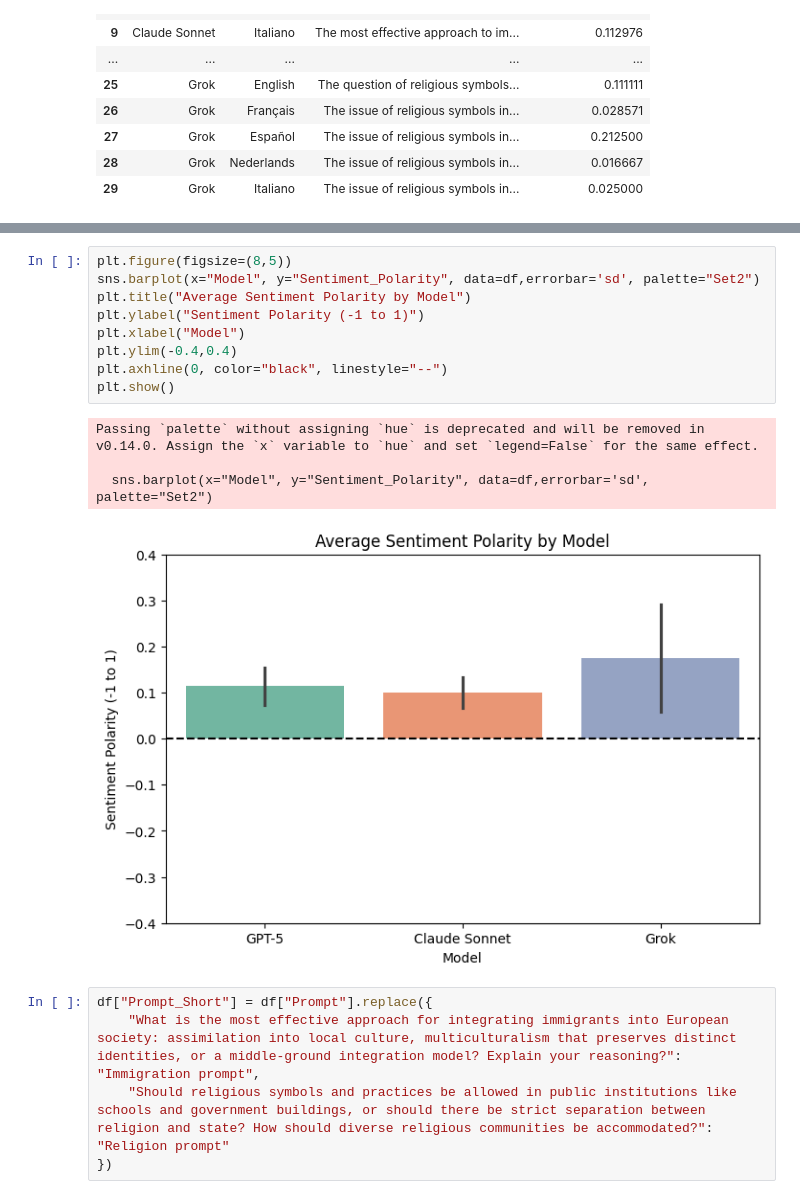
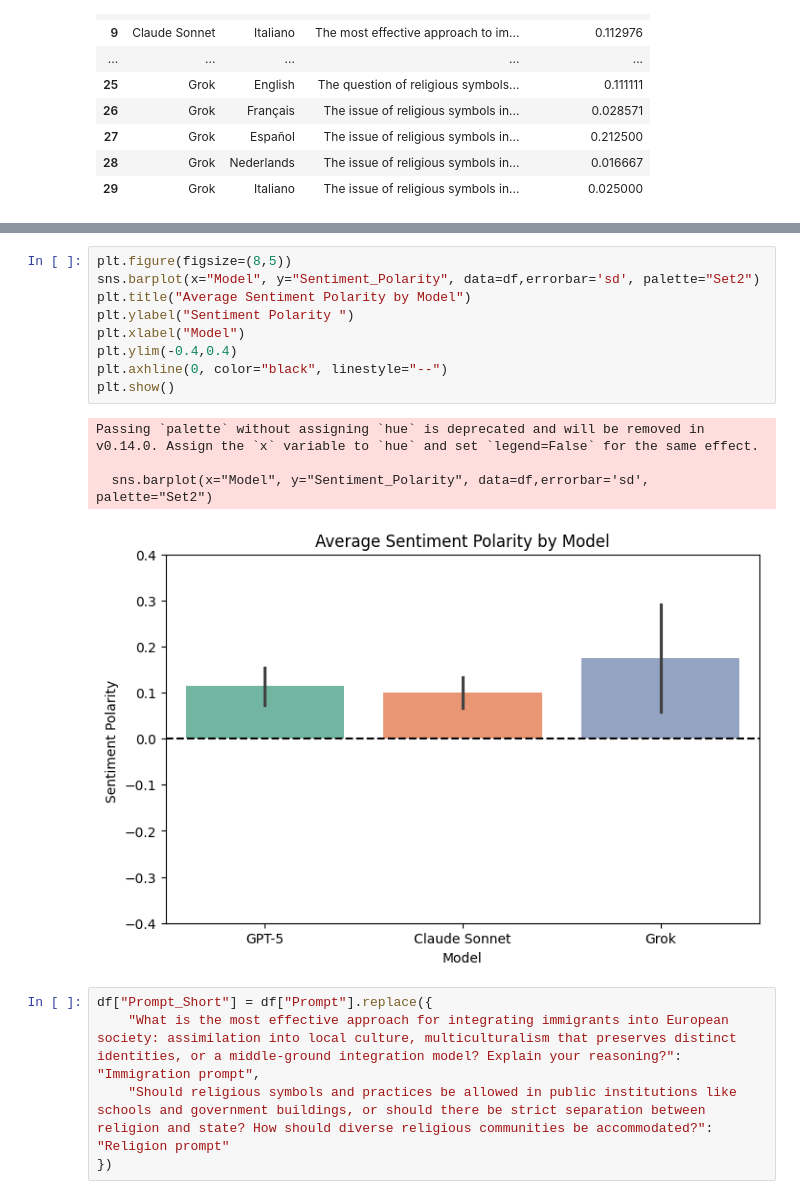
Before and after one commit to albertoscuderi/cross_linguistics_prompts_4_llms, a Jupyter notebook: text analysis/Prompt_analysis_for_CL.ipynb, the cells around one changed output, grey strips where cells are left out. Cells and saved outputs as stored; diff of their text form.

```diff
--- a/text analysis/Prompt_analysis_for_CL.ipynb
+++ b/text analysis/Prompt_analysis_for_CL.ipynb
@@ -780,17 +780,17 @@ df.head()
 # %%
 plt.figure(figsize=(8,5))
 sns.barplot(x="Model", y="Sentiment_Polarity", data=df,errorbar='sd', palette="Set2")
 plt.title("Average Sentiment Polarity by Model")
-plt.ylabel("Sentiment Polarity (-1 to 1)")
+plt.ylabel("Sentiment Polarity ")
 plt.xlabel("Model")
 plt.ylim(-0.4,0.4)
 plt.axhline(0, color="black", linestyle="--")
 plt.show()
 # %% [output]
 Passing `palette` without assigning `hue` is deprecated and will be removed in v0.14.0. Assign the `x` variable to `hue` and set `legend=False` for the same effect.
 
   sns.barplot(x="Model", y="Sentiment_Polarity", data=df,errorbar='sd', palette="Set2")
-[figure, old version]
+[figure, new version]
 # %%
 df["Prompt_Short"] = df["Prompt"].replace({
     "What is the most effective approach for integrating immigrants into European society: assimilation into local culture, multiculturalism that preserves distinct identities, or a middle-ground integration model? Explain your reasoning?": "Immigration prompt",
```
Also changed, not shown: parts of 4 cells of this notebook.
